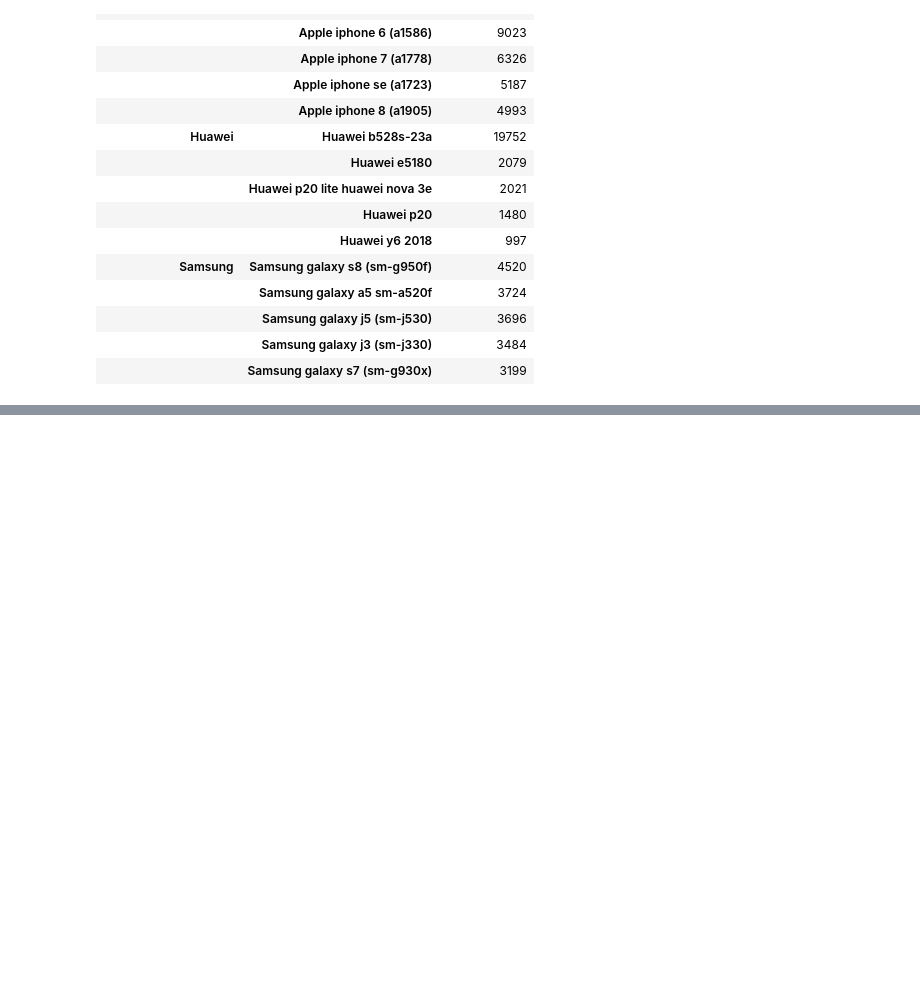
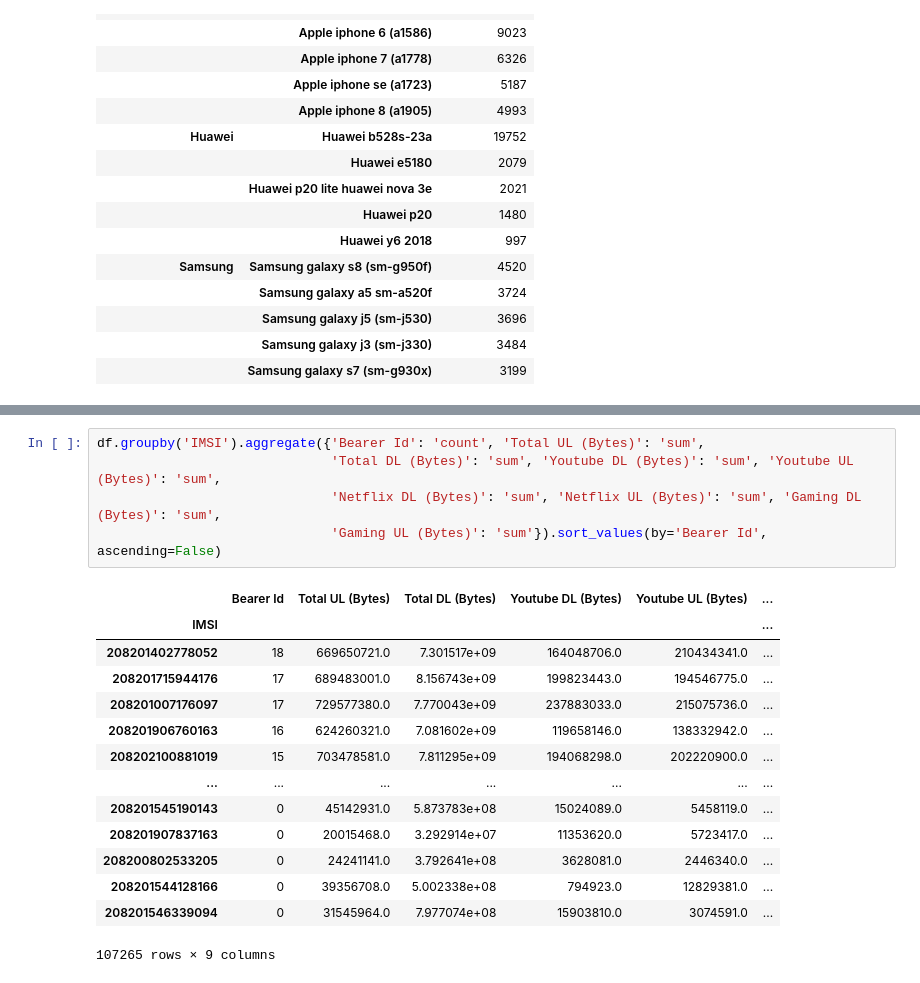
Before and after one commit to fbagire/Telecomm_data_analysis, a Jupyter notebook: data_cleaning.ipynb, the cells around one changed output, grey strips where cells are left out. Saved outputs shown, nothing was run; the diff lists cells and outputs as text; blank space fills up the shorter version.

```diff
--- a/data_cleaning.ipynb
+++ b/data_cleaning.ipynb
@@ -253,0 +286,20 @@ df.groupby('IMSI').aggregate({'Bearer Id':'count','Total UL (Bytes)':'sum','Tota
+# %%
+df.groupby('IMSI').aggregate({'Bearer Id': 'count', 'Total UL (Bytes)': 'sum',
+                              'Total DL (Bytes)': 'sum', 'Youtube DL (Bytes)': 'sum', 'Youtube UL (Bytes)': 'sum',
+                              'Netflix DL (Bytes)': 'sum', 'Netflix UL (Bytes)': 'sum', 'Gaming DL (Bytes)': 'sum',
+                              'Gaming UL (Bytes)': 'sum'}).sort_values(by='Bearer Id', ascending=False)
+# %% [output]
+|  | Bearer Id | Total UL (Bytes) | Total DL (Bytes) | Youtube DL (Bytes) | Youtube UL (Bytes) | ... |
+| IMSI |  |  |  |  |  | ... |
+| 208201402778052 | 18 | 669650721.0 | 7.301517e+09 | 164048706.0 | 210434341.0 | ... |
+| 208201715944176 | 17 | 689483001.0 | 8.156743e+09 | 199823443.0 | 194546775.0 | ... |
+| 208201007176097 | 17 | 729577380.0 | 7.770043e+09 | 237883033.0 | 215075736.0 | ... |
+| 208201906760163 | 16 | 624260321.0 | 7.081602e+09 | 119658146.0 | 138332942.0 | ... |
+| 208202100881019 | 15 | 703478581.0 | 7.811295e+09 | 194068298.0 | 202220900.0 | ... |
+| ... | ... | ... | ... | ... | ... | ... |
+| 208201545190143 | 0 | 45142931.0 | 5.873783e+08 | 15024089.0 | 5458119.0 | ... |
+| 208201907837163 | 0 | 20015468.0 | 3.292914e+07 | 11353620.0 | 5723417.0 | ... |
+| 208200802533205 | 0 | 24241141.0 | 3.792641e+08 | 3628081.0 | 2446340.0 | ... |
+| 208201544128166 | 0 | 39356708.0 | 5.002338e+08 | 794923.0 | 12829381.0 | ... |
+| 208201546339094 | 0 | 31545964.0 | 7.977074e+08 | 15903810.0 | 3074591.0 | ... |
+107265 rows × 9 columns
```
Also changed, not shown: parts of 28 cells of this notebook, 1 other file.
